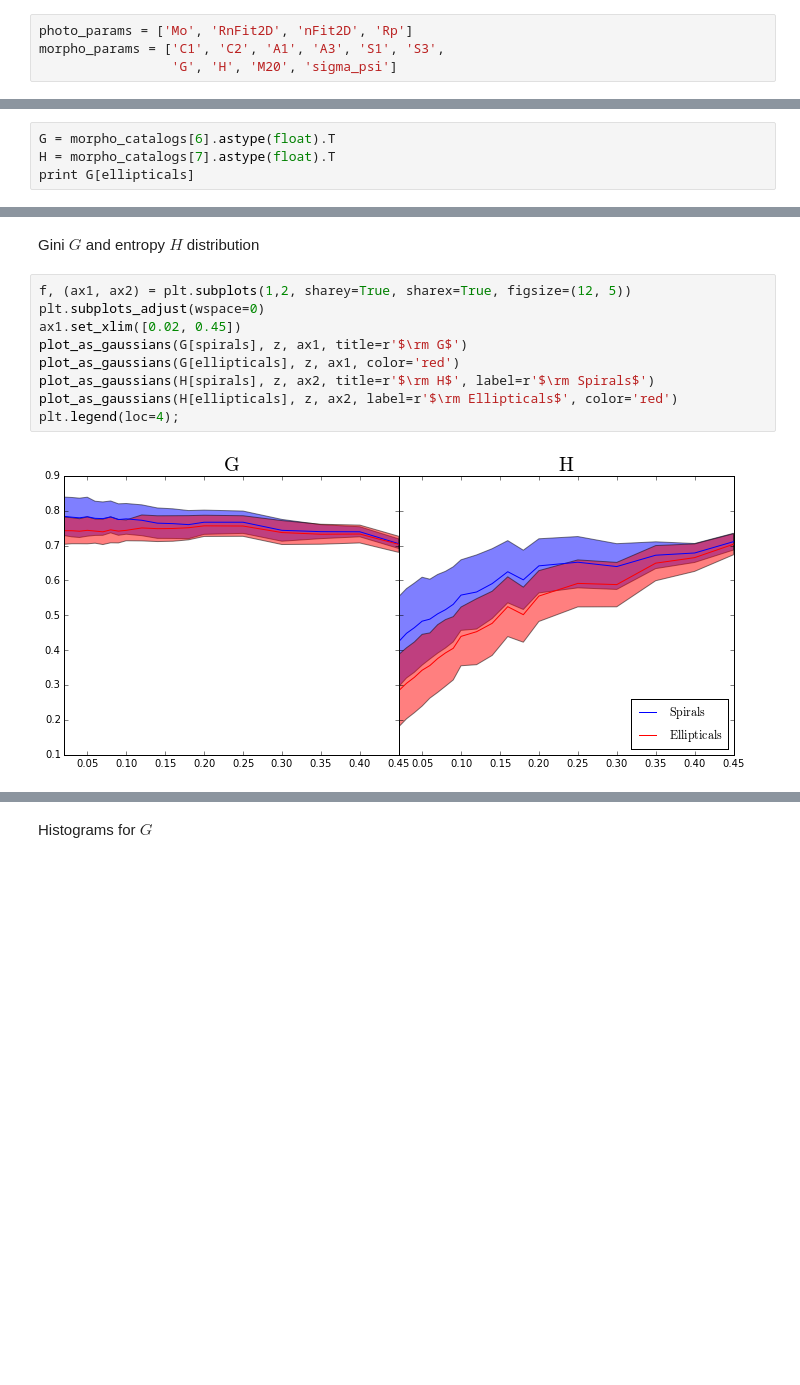
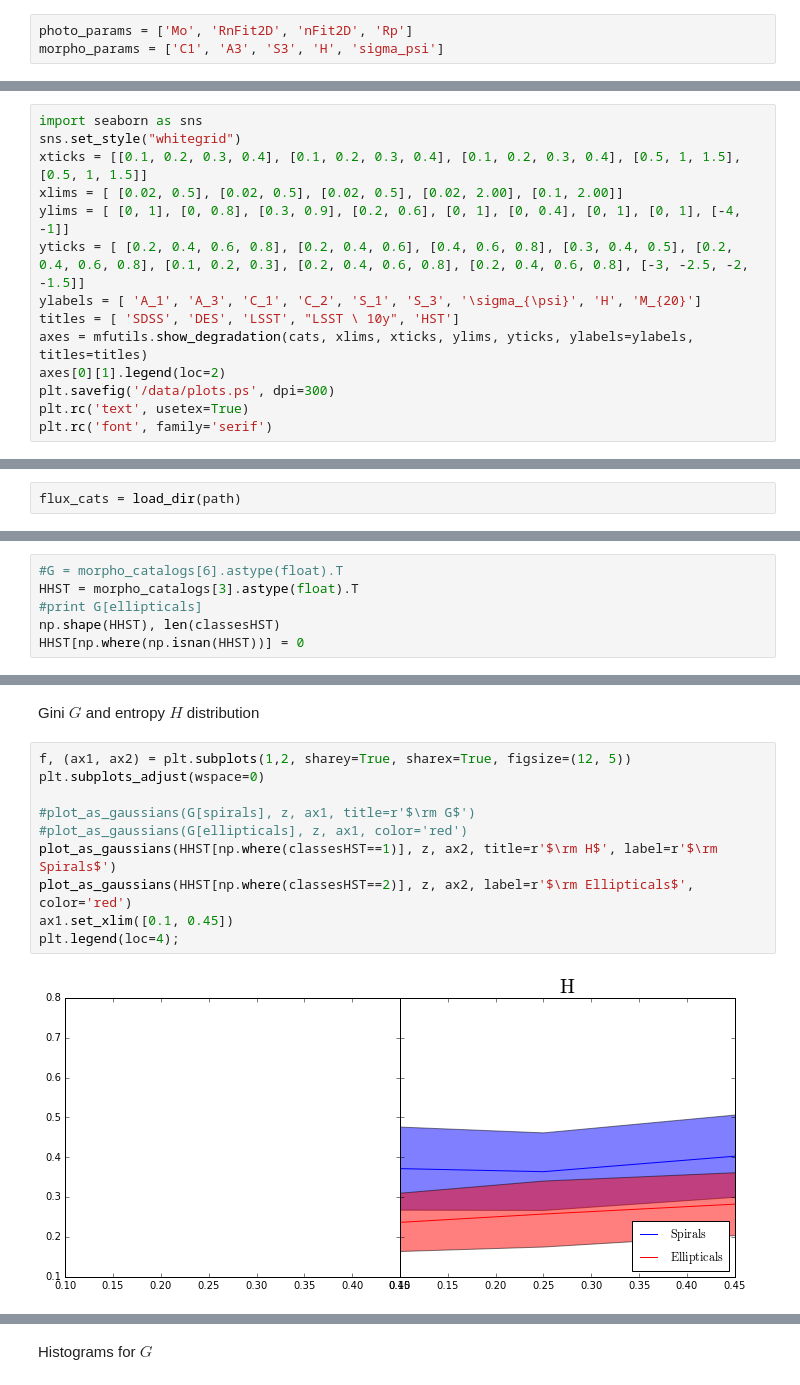
Before and after one commit to astroferreira/mfmtk-utils, a Jupyter notebook: notebooks/FERENGI Data Reduction.ipynb, the cells around one changed output, grey strips where cells are left out. Saved outputs shown, nothing was run; the diff lists cells and outputs as text; blank space fills up the shorter version.

```diff
--- a/notebooks/FERENGI Data Reduction.ipynb
+++ b/notebooks/FERENGI Data Reduction.ipynb
@@ -60,5 +45,4 @@ T_type = np.loadtxt('/data/data_tables/EFIGI_attributes.txt', usecols=[0, 1, 2,
 Which parameters do we need? (in order)
 # %%
 photo_params = ['Mo', 'RnFit2D', 'nFit2D', 'Rp']
-morpho_params = ['C1', 'C2', 'A1', 'A3', 'S1', 'S3',
-                 'G', 'H', 'M20', 'sigma_psi']
+morpho_params = ['C1', 'A3', 'S3', 'H', 'sigma_psi']
@@ -64,0 +279,14 @@ morpho_params = ['C1', 'C2', 'A1', 'A3', 'S1', 'S3',
+# %%
+import seaborn as sns
+sns.set_style("whitegrid")
+xticks = [[0.1, 0.2, 0.3, 0.4], [0.1, 0.2, 0.3, 0.4], [0.1, 0.2, 0.3, 0.4], [0.5, 1, 1.5], [0.5, 1, 1.5]]
+xlims = [ [0.02, 0.5], [0.02, 0.5], [0.02, 0.5], [0.02, 2.00], [0.1, 2.00]]
+ylims = [ [0, 1], [0, 0.8], [0.3, 0.9], [0.2, 0.6], [0, 1], [0, 0.4], [0, 1], [0, 1], [-4, -1]]
+yticks = [ [0.2, 0.4, 0.6, 0.8], [0.2, 0.4, 0.6], [0.4, 0.6, 0.8], [0.3, 0.4, 0.5], [0.2, 0.4, 0.6, 0.8], [0.1, 0.2, 0.3], [0.2, 0.4, 0.6, 0.8], [0.2, 0.4, 0.6, 0.8], [-3, -2.5, -2, -1.5]]
+ylabels = [ 'A_1', 'A_3', 'C_1', 'C_2', 'S_1', 'S_3', '\sigma_{\psi}', 'H', 'M_{20}']
+titles = [ 'SDSS', 'DES', 'LSST', "LSST \ 10y", 'HST']
+axes = mfutils.show_degradation(cats, xlims, xticks, ylims, yticks, ylabels=ylabels, titles=titles)
+axes[0][1].legend(loc=2)
+plt.savefig('/data/plots.ps', dpi=300)
+plt.rc('text', usetex=True)
+plt.rc('font', family='serif')
@@ -71,0 +359,2 @@ for z in redshifts:
+# %%
+flux_cats = load_dir(path)
@@ -344,6 +652,8 @@ histograms(S3[ellipticals], z, axes, color='red', normed=1, xinfo=True)
 <div id='giniH'></div>
 ## Gini $G$ and Entropy $H$
 # %%
-G = morpho_catalogs[6].astype(float).T
-H = morpho_catalogs[7].astype(float).T
-print G[ellipticals]
+#G = morpho_catalogs[6].astype(float).T
+HHST = morpho_catalogs[3].astype(float).T
+#print G[ellipticals]
+np.shape(HHST), len(classesHST)
+HHST[np.where(np.isnan(HHST))] = 0
@@ -360,11 +662,12 @@ Gini $G$ and entropy $H$ distribution
 # %%
 f, (ax1, ax2) = plt.subplots(1,2, sharey=True, sharex=True, figsize=(12, 5))
 plt.subplots_adjust(wspace=0)
-ax1.set_xlim([0.02, 0.45])
-plot_as_gaussians(G[spirals], z, ax1, title=r'$\rm G$')
-plot_as_gaussians(G[ellipticals], z, ax1, color='red')
-plot_as_gaussians(H[spirals], z, ax2, title=r'$\rm H$', label=r'$\rm Spirals$')
-plot_as_gaussians(H[ellipticals], z, ax2, label=r'$\rm Ellipticals$', color='red')
+
+#plot_as_gaussians(G[spirals], z, ax1, title=r'$\rm G$')
+#plot_as_gaussians(G[ellipticals], z, ax1, color='red')
+plot_as_gaussians(HHST[np.where(classesHST==1)], z, ax2, title=r'$\rm H$', label=r'$\rm Spirals$')
+plot_as_gaussians(HHST[np.where(classesHST==2)], z, ax2, label=r'$\rm Ellipticals$', color='red')
+ax1.set_xlim([0.1, 0.45])
 plt.legend(loc=4);
 # %% [output]
-[figure, old version]
+[figure, new version]
```
Also changed, not shown: parts of 114 cells of this notebook, 8 other files.
